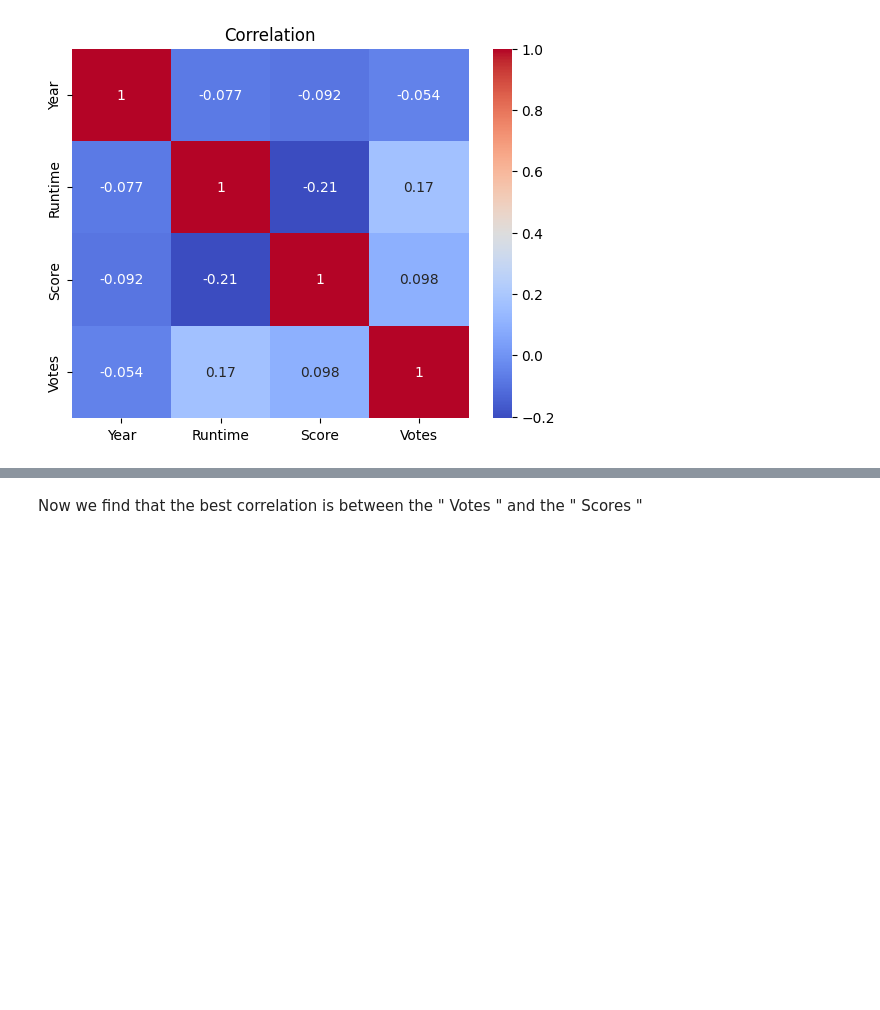
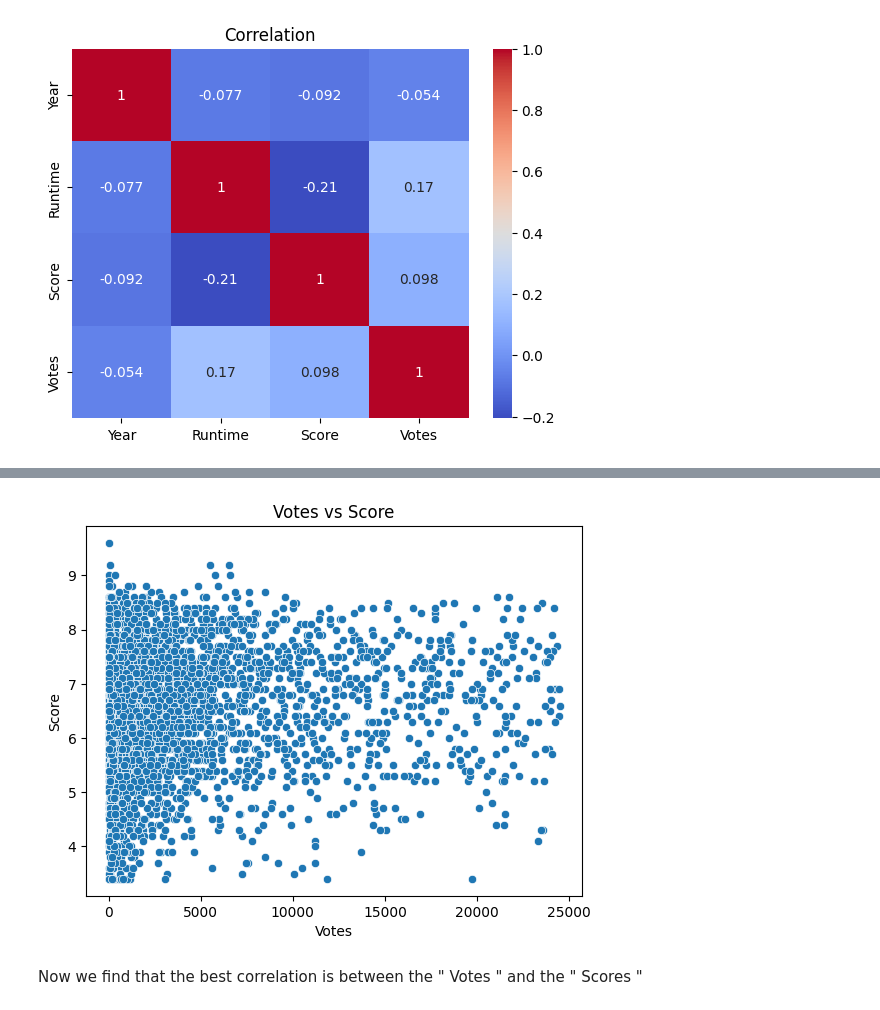
Before and after one commit to yharshityadav/Netflix, a Jupyter notebook: NetflixModel.ipynb, the cells around one changed output, grey strips where cells are left out. Cells and saved outputs as stored; diff of their text form; code cells hidden in the pictures; blank space fills up the shorter version.

```diff
--- a/NetflixModel.ipynb
+++ b/NetflixModel.ipynb
@@ -163,3 +177,9 @@ plt.show()
+# %%
+sns.scatterplot(x='Votes', y='Score', data=df)
+plt.title("Votes vs Score")
+plt.show()
+# %% [output]
+[figure, added]
 # %% [markdown]
 Now we find that the best correlation is between the " Votes " and the " Scores "
 # %% [markdown]
```
Also changed, not shown: parts of 3 cells of this notebook.
